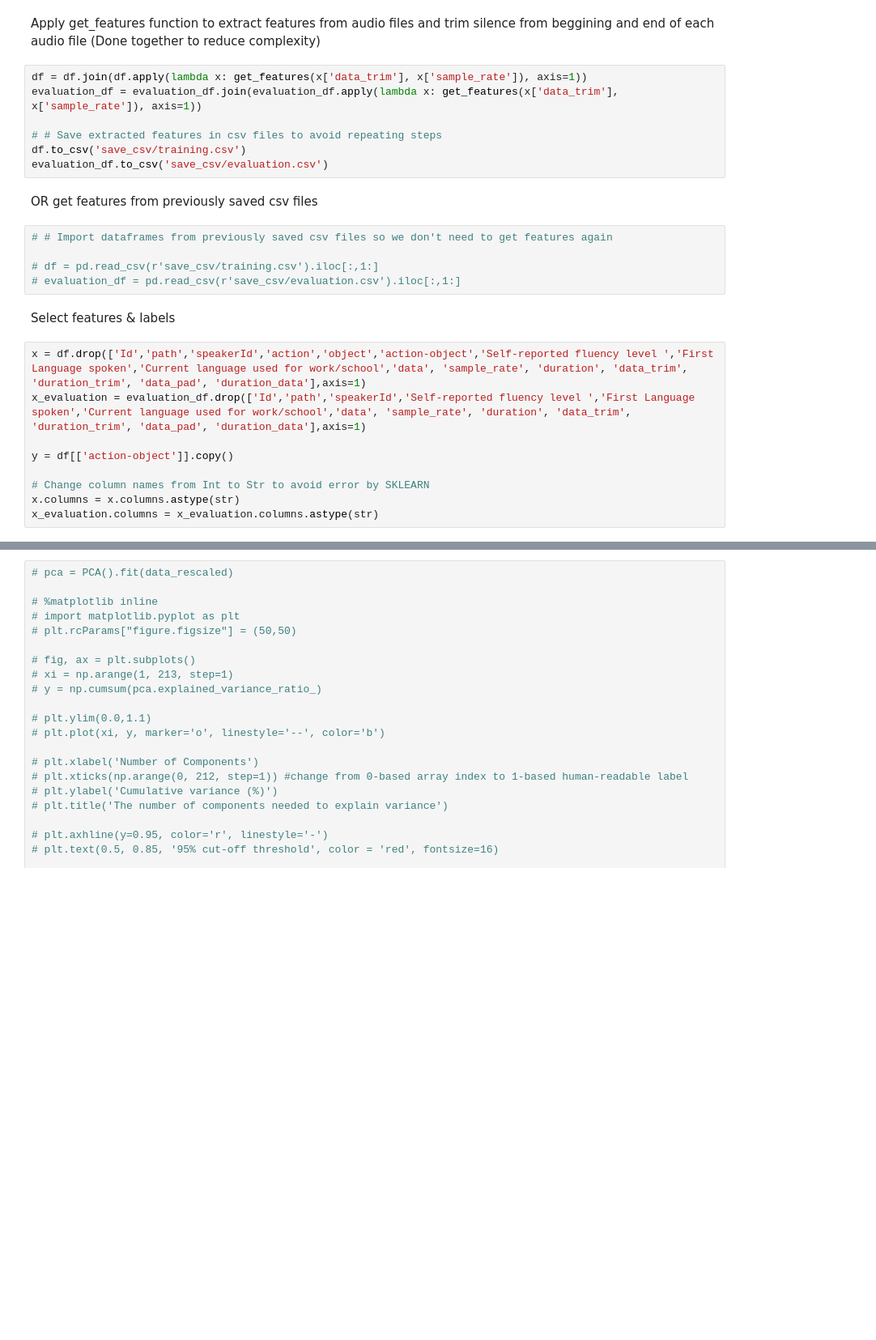
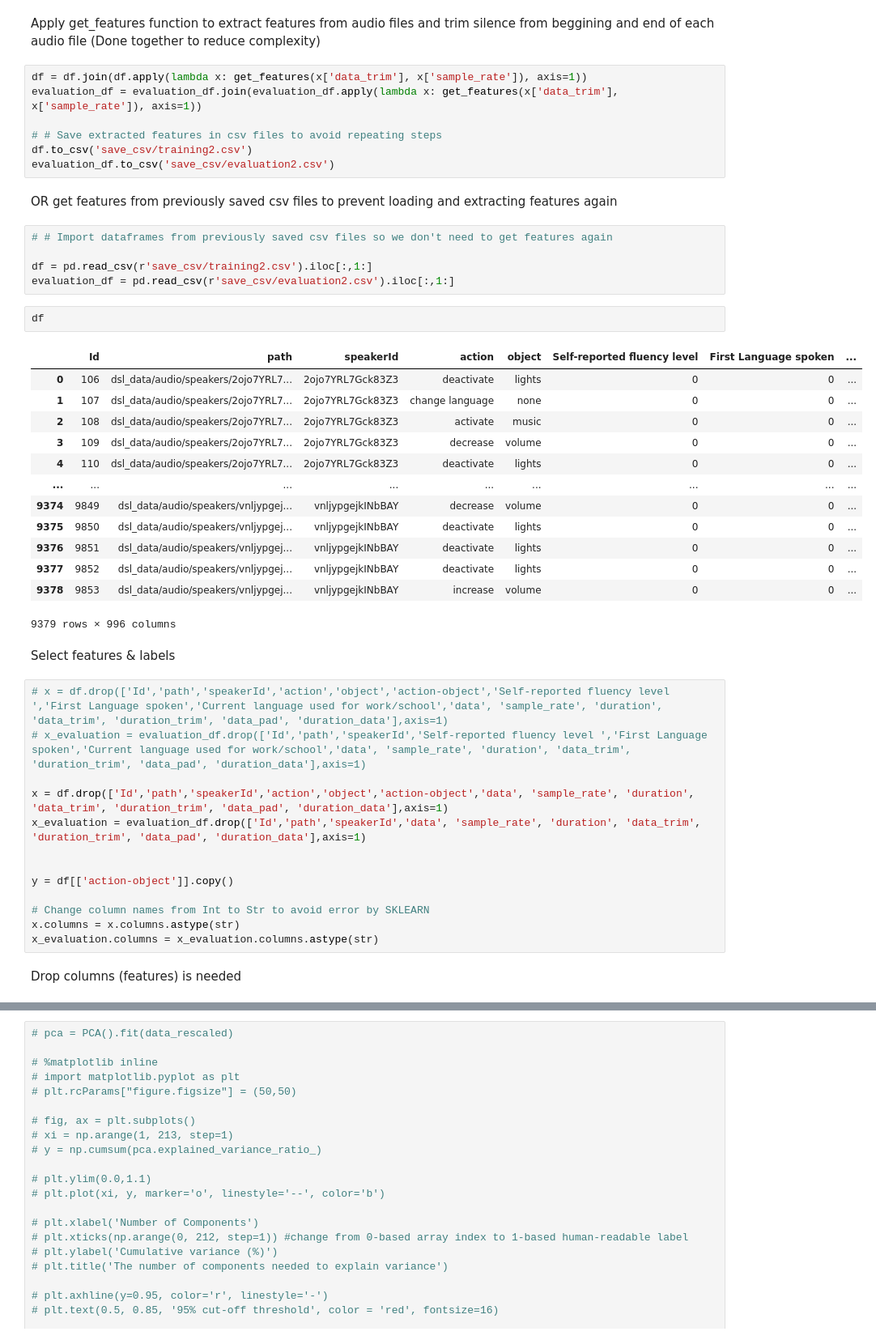
Before and after one commit to aliyassine26/audio-intent-detection, a Jupyter notebook: main-script-copy.ipynb, the cells around one changed output, grey strips where cells are left out. Shown at 81% size. Cells and saved outputs as stored; diff of their text form; blank space fills up the shorter version.

```diff
--- a/main-script-copy.ipynb
+++ b/main-script-copy.ipynb
@@ -101,24 +115,46 @@ df = df.join(df.apply(lambda x: get_features(x['data_trim'], x['sample_rate']),
 evaluation_df = evaluation_df.join(evaluation_df.apply(lambda x: get_features(x['data_trim'], x['sample_rate']), axis=1))
 
 # # Save extracted features in csv files to avoid repeating steps
-df.to_csv('save_csv/training.csv')
-evaluation_df.to_csv('save_csv/evaluation.csv')
+df.to_csv('save_csv/training2.csv')
+evaluation_df.to_csv('save_csv/evaluation2.csv')
 # %% [markdown]
-OR get features from previously saved csv files
+OR get features from previously saved csv files to prevent loading and extracting features again
 # %%
 # # Import dataframes from previously saved csv files so we don't need to get features again
 
-# df = pd.read_csv(r'save_csv/training.csv').iloc[:,1:]
-# evaluation_df = pd.read_csv(r'save_csv/evaluation.csv').iloc[:,1:]
+df = pd.read_csv(r'save_csv/training2.csv').iloc[:,1:]
+evaluation_df = pd.read_csv(r'save_csv/evaluation2.csv').iloc[:,1:]
+# %%
+df
+# %% [output]
+|  | Id | path | speakerId | action | object | Self-reported fluency level | First Language spoken | ... |
+| 0 | 106 | dsl_data/audio/speakers/2ojo7YRL7... | 2ojo7YRL7Gck83Z3 | deactivate | lights | 0 | 0 | ... |
+| 1 | 107 | dsl_data/audio/speakers/2ojo7YRL7... | 2ojo7YRL7Gck83Z3 | change language | none | 0 | 0 | ... |
+| 2 | 108 | dsl_data/audio/speakers/2ojo7YRL7... | 2ojo7YRL7Gck83Z3 | activate | music | 0 | 0 | ... |
+| 3 | 109 | dsl_data/audio/speakers/2ojo7YRL7... | 2ojo7YRL7Gck83Z3 | decrease | volume | 0 | 0 | ... |
+| 4 | 110 | dsl_data/audio/speakers/2ojo7YRL7... | 2ojo7YRL7Gck83Z3 | deactivate | lights | 0 | 0 | ... |
+| ... | ... | ... | ... | ... | ... | ... | ... | ... |
+| 9374 | 9849 | dsl_data/audio/speakers/vnljypgej... | vnljypgejkINbBAY | decrease | volume | 0 | 0 | ... |
+| 9375 | 9850 | dsl_data/audio/speakers/vnljypgej... | vnljypgejkINbBAY | deactivate | lights | 0 | 0 | ... |
+| 9376 | 9851 | dsl_data/audio/speakers/vnljypgej... | vnljypgejkINbBAY | deactivate | lights | 0 | 0 | ... |
+| 9377 | 9852 | dsl_data/audio/speakers/vnljypgej... | vnljypgejkINbBAY | deactivate | lights | 0 | 0 | ... |
+| 9378 | 9853 | dsl_data/audio/speakers/vnljypgej... | vnljypgejkINbBAY | increase | volume | 0 | 0 | ... |
+9379 rows × 996 columns
 # %% [markdown]
 Select features & labels
 # %%
-x = df.drop(['Id','path','speakerId','action','object','action-object','Self-reported fluency level ','First Language spoken','Current language used for work/school','data', 'sample_rate', 'duration', 'data_trim', 'duration_trim', 'data_pad', 'duration_data'],axis=1)
-x_evaluation = evaluation_df.drop(['Id','path','speakerId','Self-reported fluency level ','First Language spoken','Current language used for work/school','data', 'sample_rate', 'duration', 'data_trim', 'duration_trim', 'data_pad', 'duration_data'],axis=1)
+# x = df.drop(['Id','path','speakerId','action','object','action-object','Self-reported fluency level ','First Language spoken','Current language used for work/school','data', 'sample_rate', 'duration', 'data_trim', 'duration_trim', 'data_pad', 'duration_data'],axis=1)
+# x_evaluation = evaluation_df.drop(['Id','path','speakerId','Self-reported fluency level ','First Language spoken','Current language used for work/school','data', 'sample_rate', 'duration', 'data_trim', 'duration_trim', 'data_pad', 'duration_data'],axis=1)
+
+x = df.drop(['Id','path','speakerId','action','object','action-object','data', 'sample_rate', 'duration', 'data_trim', 'duration_trim', 'data_pad', 'duration_data'],axis=1)
+x_evaluation = evaluation_df.drop(['Id','path','speakerId','data', 'sample_rate', 'duration', 'data_trim', 'duration_trim', 'data_pad', 'duration_data'],axis=1)
+
 
 y = df[['action-object']].copy()
 
 # Change column names from Int to Str to avoid error by SKLEARN
 x.columns = x.columns.astype(str)
 x_evaluation.columns = x_evaluation.columns.astype(str)
+# %% [markdown]
+Drop columns (features) is needed
 # %%
```
Also changed, not shown: parts of 30 cells of this notebook, 25 other files.
